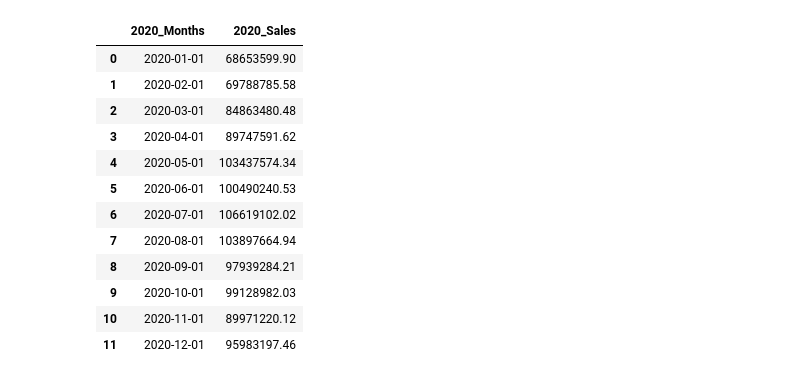
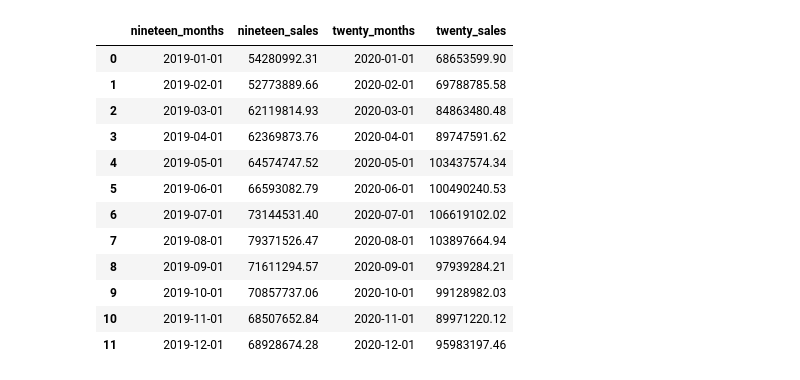
Before and after one commit to theesacker/Cannabis-Opportunity-Analysis, a Jupyter notebook: python/Tysons_notebook.ipynb, the cells around one changed output. Drawn from its saved outputs; the diff is of its cells as text; code cells hidden in the pictures.

```diff
--- a/python/Tysons_notebook.ipynb
+++ b/python/Tysons_notebook.ipynb
@@ -84,0 +291,17 @@ pd.set_option('display.float_format', lambda x: '%.2f' % x)
+# %%
+yoy_sales = yoy_sales.rename(columns ={"2019_months":"nineteen_months", "2019_sales":"nineteen_sales","2020_months":"twenty_months","2020_sales":"twenty_sales"})
+yoy_sales
+# %% [output]
+|  | nineteen_months | nineteen_sales | twenty_months | twenty_sales |
+| 0 | 2019-01-01 | 54280992.31 | 2020-01-01 | 68653599.90 |
+| 1 | 2019-02-01 | 52773889.66 | 2020-02-01 | 69788785.58 |
+| 2 | 2019-03-01 | 62119814.93 | 2020-03-01 | 84863480.48 |
+| 3 | 2019-04-01 | 62369873.76 | 2020-04-01 | 89747591.62 |
+| 4 | 2019-05-01 | 64574747.52 | 2020-05-01 | 103437574.34 |
+| 5 | 2019-06-01 | 66593082.79 | 2020-06-01 | 100490240.53 |
+| 6 | 2019-07-01 | 73144531.40 | 2020-07-01 | 106619102.02 |
+| 7 | 2019-08-01 | 79371526.47 | 2020-08-01 | 103897664.94 |
+| 8 | 2019-09-01 | 71611294.57 | 2020-09-01 | 97939284.21 |
+| 9 | 2019-10-01 | 70857737.06 | 2020-10-01 | 99128982.03 |
+| 10 | 2019-11-01 | 68507652.84 | 2020-11-01 | 89971220.12 |
+| 11 | 2019-12-01 | 68928674.28 | 2020-12-01 | 95983197.46 |
@@ -85,20 +345,6 @@ pd.set_option('display.float_format', lambda x: '%.2f' % x)
 # %%
-total_2020_sales = county_sales2020_df.groupby("Month Filter").sum().reset_index(drop = False).rename(columns = {"Month Filter":"2020_Months", "Sales": "2020_Sales"})
-total_2020_sales
+total_2020_sales = county_sales2020_df.groupby("Month Filter").sum().reset_index(drop = False).rename(columns = {"Month Filter":"2020_months", "Sales": "2020_sales"})
+# total_2020_sales
-# %% [output]
-|  | 2020_Months | 2020_Sales |
-| 0 | 2020-01-01 | 68653599.90 |
-| 1 | 2020-02-01 | 69788785.58 |
-| 2 | 2020-03-01 | 84863480.48 |
-| 3 | 2020-04-01 | 89747591.62 |
-| 4 | 2020-05-01 | 103437574.34 |
-| 5 | 2020-06-01 | 100490240.53 |
-| 6 | 2020-07-01 | 106619102.02 |
-| 7 | 2020-08-01 | 103897664.94 |
-| 8 | 2020-09-01 | 97939284.21 |
-| 9 | 2020-10-01 | 99128982.03 |
-| 10 | 2020-11-01 | 89971220.12 |
-| 11 | 2020-12-01 | 95983197.46 |
 # %%
 yoy_sales = pd.concat([total_2019_sales, total_2020_sales],axis=1,)
 yoy_sales
```
Also changed, not shown: parts of 46 cells of this notebook, 7 other files.
